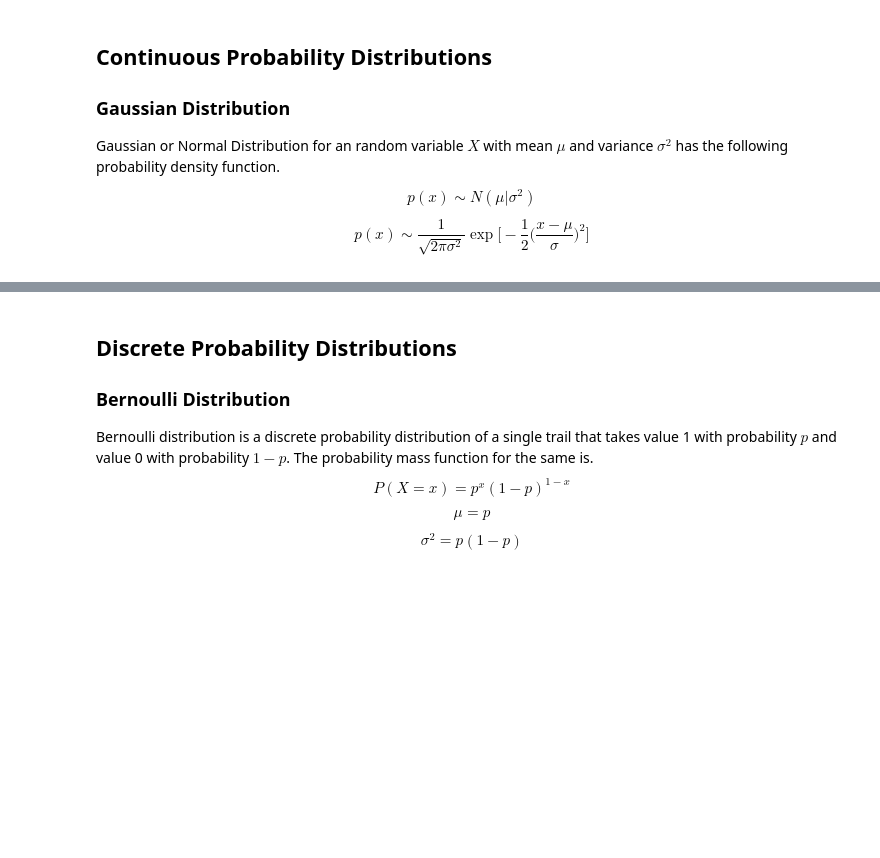
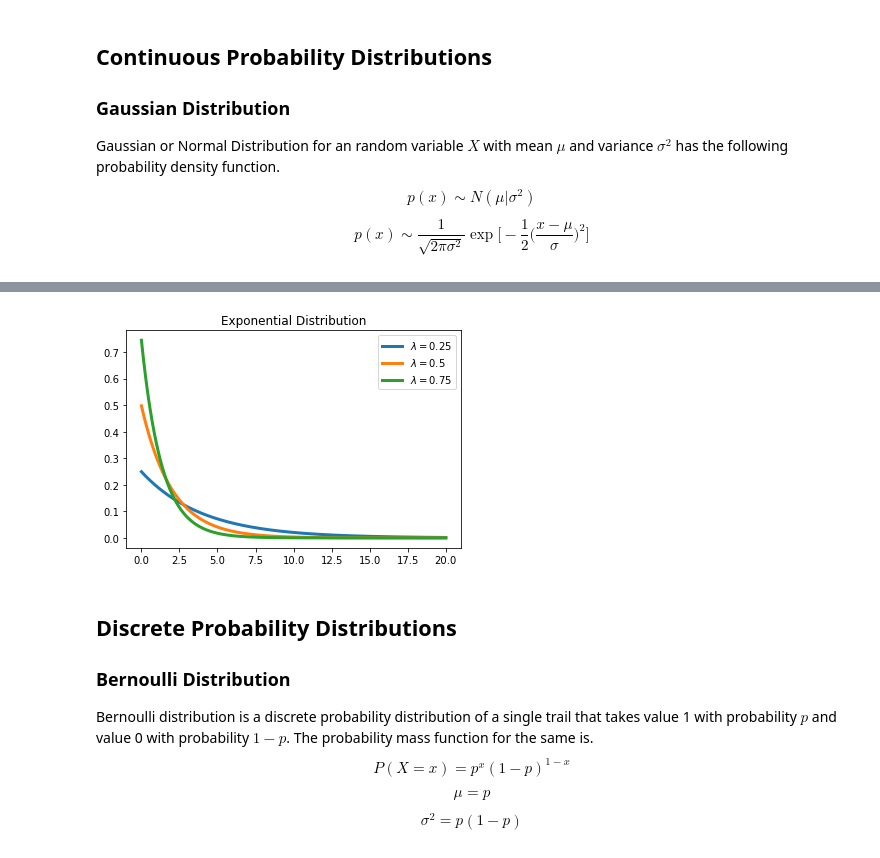
Before and after one commit to dineshladi/datamusings, a Jupyter notebook: _notebooks/2020-04-26-Probability-Distributions.ipynb, the cells around one changed output, grey strips where cells are left out. Drawn from its saved outputs; the diff is of its cells as text; code cells hidden in the pictures; blank space fills up the shorter version.

Commit message:
Edited prob distributions

```diff
--- a/_notebooks/2020-04-26-Probability-Distributions.ipynb
+++ b/_notebooks/2020-04-26-Probability-Distributions.ipynb
@@ -38,3 +47,17 @@ plt.show()
+# %%
+#collapse-hide
+def exponential(x,rate):
+    return rate*np.exp(-rate*x)
+
+t = np.arange(0.01, 20, 0.01)
+for rate in [0.25,0.5,0.75]:
+    d = exponential(t,rate)
+    plt.plot(t, d, linewidth=3, label = f"$\lambda = {rate}$")
+    plt.legend(loc='best')
+plt.title('Exponential Distribution')
+plt.show()
+# %% [output]
+[figure, added]
 # %% [markdown]
 ## Discrete Probability Distributions
 ### Bernoulli Distribution
```
Also changed, not shown: parts of 3 cells of this notebook.
